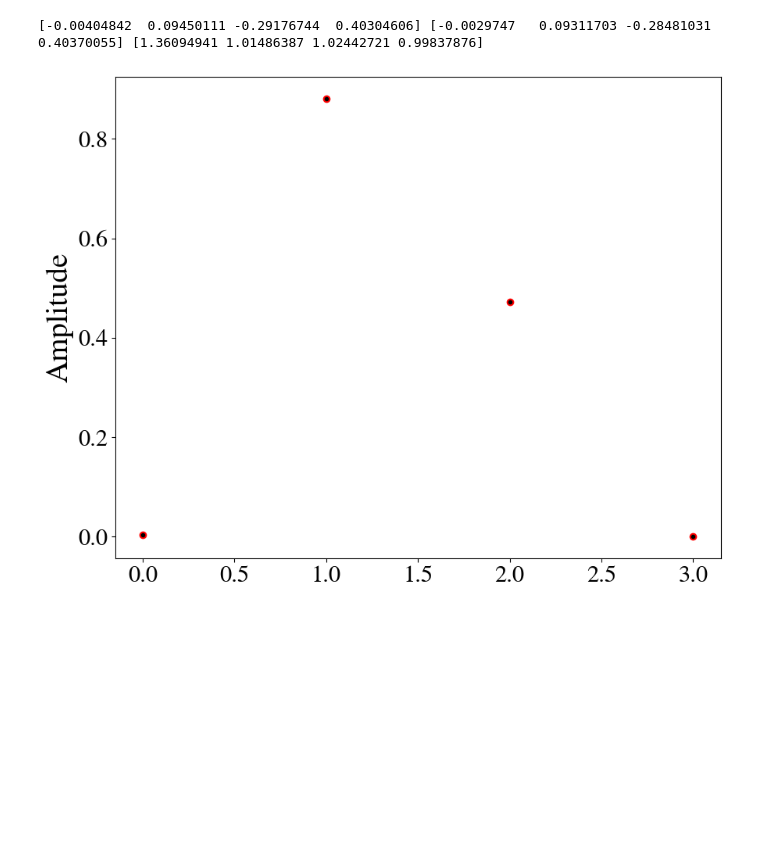
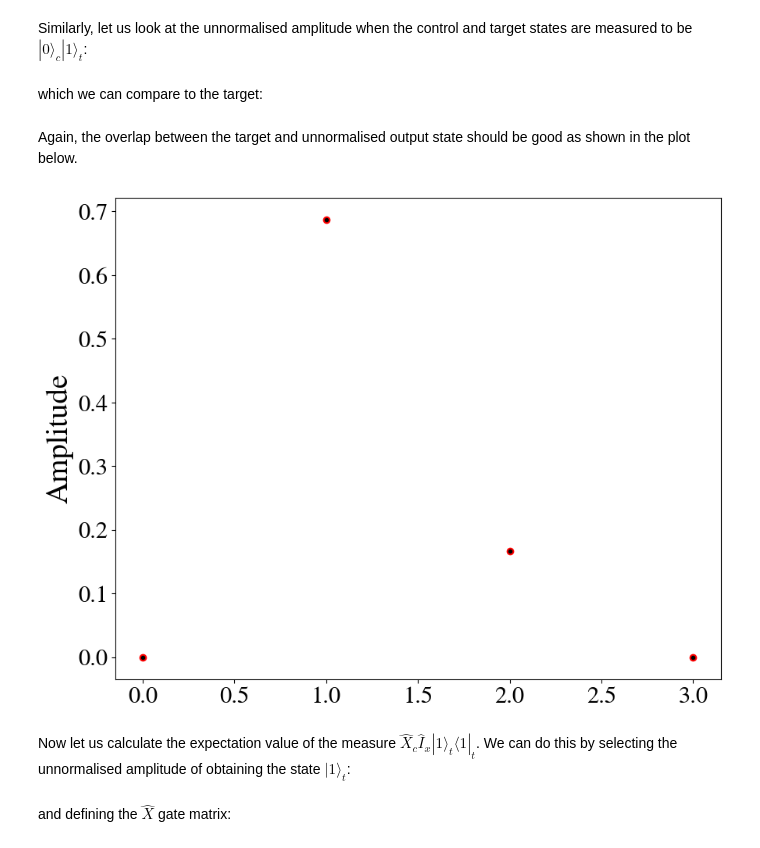
Before and after one commit to Fergus-Hayes/qiskit_tools, a Jupyter notebook: N13-quantum_Gaussian_process_regression.ipynb, the cells around one changed output. Drawn from its saved outputs; the diff is of its cells as text; code cells hidden in the pictures; blank space fills up the shorter version.

```diff
--- a/N13-quantum_Gaussian_process_regression.ipynb
+++ b/N13-quantum_Gaussian_process_regression.ipynb
@@ -259,22 +351,25 @@ out = state_v*norm
-# %%
-print(out, targ_v, out/targ_v)
-# %% [output]
-[-0.00404842  0.09450111 -0.29176744  0.40304606] [-0.0029747   0.09311703 -0.28481031  0.40370055] [1.36094941 1.01486387 1.02442721 0.99837876]
+# %% [markdown]
+Similarly, let us look at the unnormalised amplitude when the control and target states are measured to be $|0\rangle_c|1\rangle_t$:
 # %%
 state_u = np.asarray(state_vector).reshape((2**1, 2**n, 2**1, 2**nanc)).T
+state_u = state_u[0,1,:,0]
-# %%
-state_u = state_u[0,1,:,0].real
-# %%
-state_u = state_u.real/np.sqrt(np.sum(np.abs(state_u)**2))
+# %% [markdown]
+which we can compare to the target:
+# %%
+targ_u = u_/np.sqrt(2.)
+# %% [markdown]
+Again, the overlap between the target and unnormalised output state should be good as shown in the plot below.
 # %%
 fig = plt.figure(figsize=np.array(figsize))
 ax = fig.add_subplot(111)
 
-plt.scatter(np.arange(2**n), u_, marker='o', color='red')
+plt.scatter(np.arange(2**n), targ_u, marker='o', color='red')
 plt.scatter(np.arange(2**n), state_u.real, marker='.', color='black')
 ax.set_ylabel('Amplitude', fontsize=fontsize);
 ax.tick_params(axis='both', labelsize=ticksize);
 # %% [output]
-[figure, old version]
+[figure, new version]
+# %% [markdown]
+Now let us calculate the expectation value of the measure $\hat{X}_c\hat{I}_x|1\rangle_t\langle1|_t$. We can do this by selecting the unnormalised amplitude of obtaining the state $|1\rangle_t$:
 # %%
 state_v = np.asarray(state_vector).reshape((2**1, 2**n, 2**1, 2**nanc)).T
@@ -283,2 +377,4 @@ state_v = state_v[0,1].T
+# %% [markdown]
+and defining the $\hat{X}$ gate matrix:
 # %%
 X_matrix = np.array([[0,1],[1,0]])
```
Also changed, not shown: parts of 75 cells of this notebook, 2 other files.
